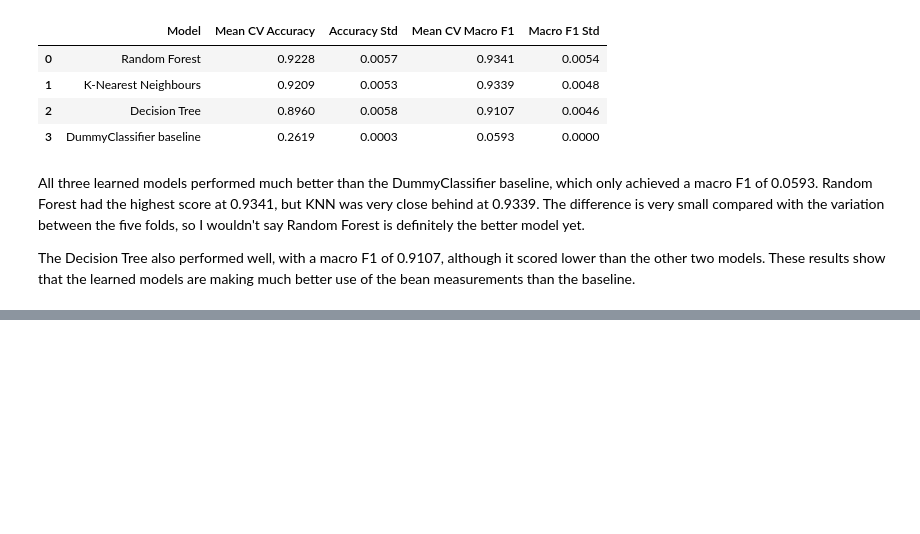
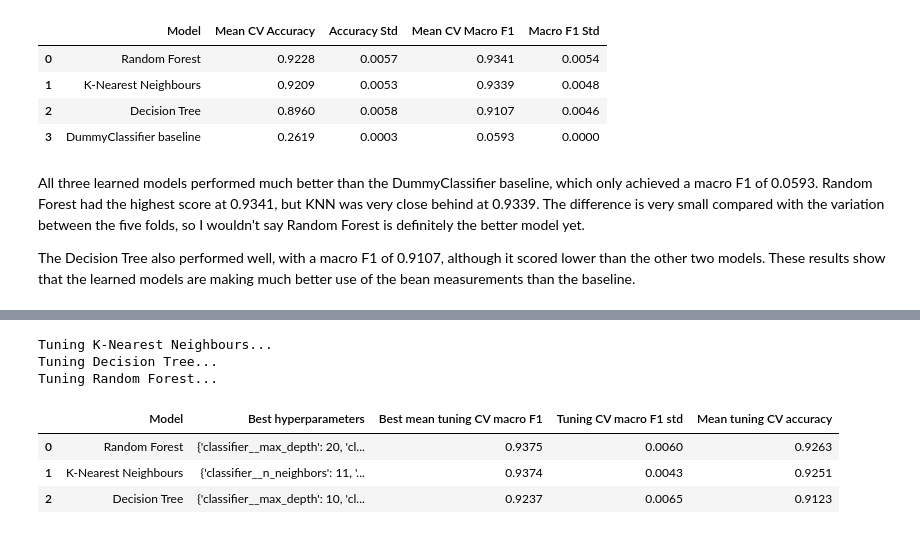
Before and after one commit to cliodhnarv/dry-bean-ml-classification, a Jupyter notebook: notebooks/01_data_audit_and_baseline.ipynb, the cells around one changed output, grey strips where cells are left out. Drawn from its saved outputs; the diff is of its cells as text; code cells hidden in the pictures; blank space fills up the shorter version.

Commit message:
Adding hyperparameter tuning for classification models

```diff
--- a/notebooks/01_data_audit_and_baseline.ipynb
+++ b/notebooks/01_data_audit_and_baseline.ipynb
@@ -548,0 +557,66 @@ The Decision Tree also performed well, with a macro F1 of 0.9107, although it sc
+# %%
+from sklearn.model_selection import GridSearchCV
+
+tuning_param_grids = {
+    "K-Nearest Neighbours": {
+        "classifier__n_neighbors": [3, 5, 7, 11, 15],
+        "classifier__weights": ["uniform", "distance"]
+    },
+    "Decision Tree": {
+        "classifier__max_depth": [None, 5, 10, 15],
+        "classifier__min_samples_leaf": [1, 5, 10]
+    },
+    "Random Forest": {
+        "classifier__max_depth": [None, 10, 20],
+        "classifier__min_samples_leaf": [1, 3],
+        "classifier__max_features": ["sqrt", 0.8]
+    }
+}
+
+tuning_scoring = {"macro_f1": "f1_macro", "accuracy": "accuracy"}
+tuning_searches = {}
+tuned_models = {}
+
+for model_name, model_pipeline in learned_models.items():
+    print(f"Tuning {model_name}...")
+    search = GridSearchCV(
+        estimator=model_pipeline,
+        param_grid=tuning_param_grids[model_name],
+        scoring=tuning_scoring,
+        refit="macro_f1",
+        cv=cv,
+        n_jobs=2
+    )
+    search.fit(X_train, y_train)
+    tuning_searches[model_name] = search
+    tuned_models[model_name] = search.best_estimator_
+# %% [output]
+Tuning K-Nearest Neighbours...
+Tuning Decision Tree...
+Tuning Random Forest...
+# %%
+tuning_rows = []
+
+for model_name, search in tuning_searches.items():
+    best_index = search.best_index_
+    tuning_rows.append({
+        "Model": model_name,
+        "Best hyperparameters": search.best_params_,
+        "Best mean tuning CV macro F1": search.best_score_,
+        "Tuning CV macro F1 std": search.cv_results_["std_test_macro_f1"][best_index],
+        "Mean tuning CV accuracy": search.cv_results_["mean_test_accuracy"][best_index]
+    })
+
+tuning_summary = (
+    pd.DataFrame(tuning_rows)
+    .sort_values("Best mean tuning CV macro F1", ascending=False)
+    .reset_index(drop=True)
+)
+
+with pd.option_context("display.max_colwidth", None):
+    display(tuning_summary.round(4))
+# %% [output]
+|  | Model | Best hyperparameters | Best mean tuning CV macro F1 | Tuning CV macro F1 std | Mean tuning CV accuracy |
+| 0 | Random Forest | {'classifier__max_depth': 20, 'cl... | 0.9375 | 0.0060 | 0.9263 |
+| 1 | K-Nearest Neighbours | {'classifier__n_neighbors': 11, '... | 0.9374 | 0.0043 | 0.9251 |
+| 2 | Decision Tree | {'classifier__max_depth': 10, 'cl... | 0.9237 | 0.0065 | 0.9123 |
```
Also changed, not shown: parts of 2 cells of this notebook.
